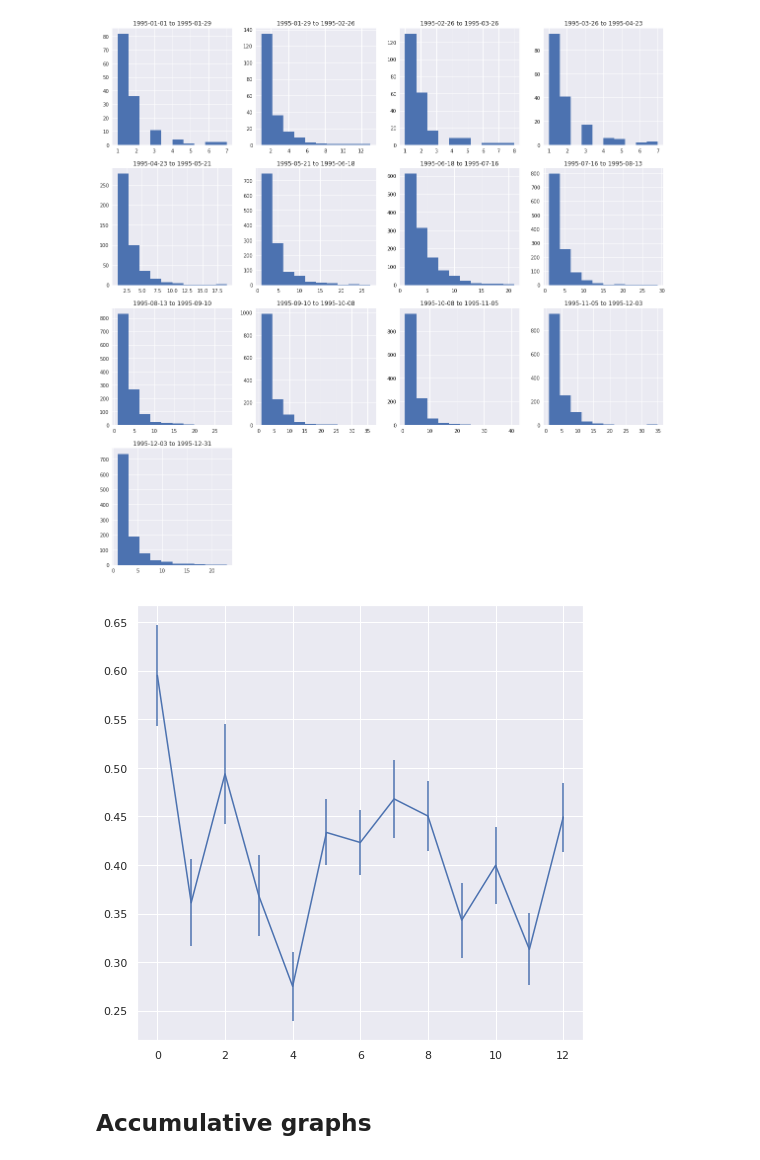
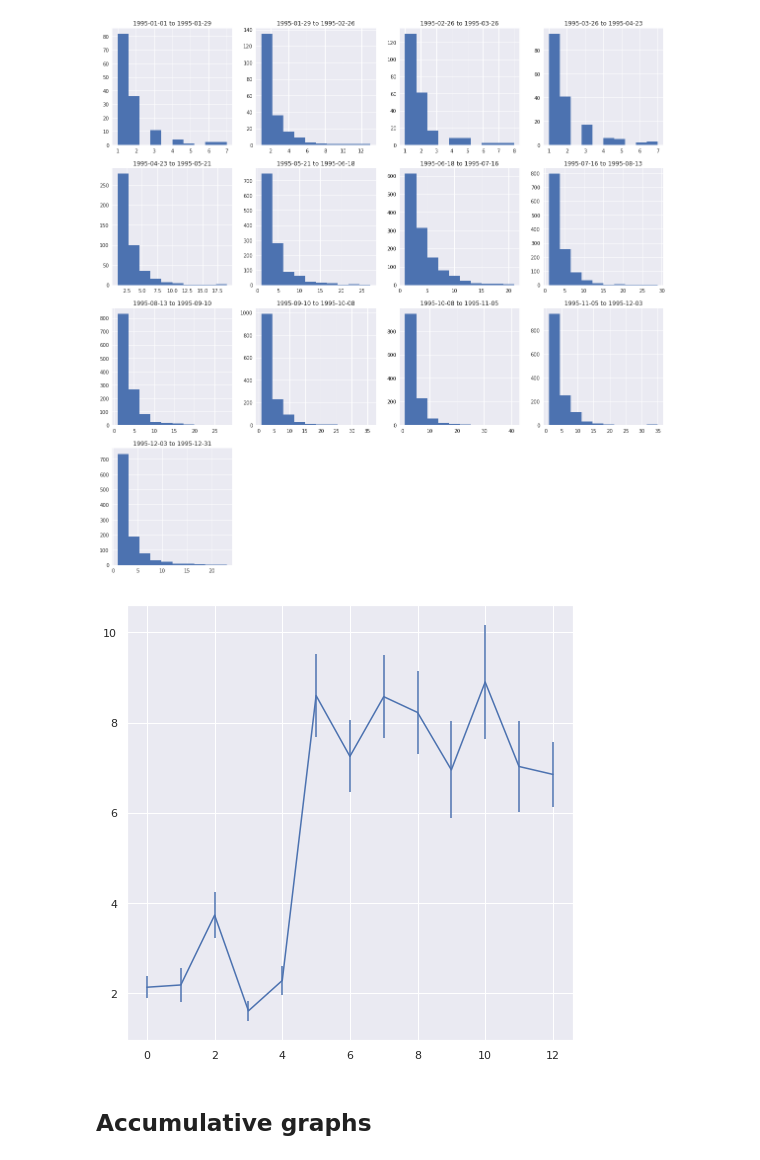
Before and after one commit to omid55/dynamic_sparse_balance_theory, a Jupyter notebook: notebooks/integrated_crisis_early_warning_system_dataverse_1995.ipynb, the cells around one changed output. Cells and saved outputs as stored; diff of their text form; code cells hidden in the pictures.

```diff
--- a/notebooks/integrated_crisis_early_warning_system_dataverse_1995.ipynb
+++ b/notebooks/integrated_crisis_early_warning_system_dataverse_1995.ipynb
@@ -296,27 +296,27 @@ for index, edge_balance in enumerate(edge_balances):
 # %%
 transitions_balance = collections.defaultdict(list)
 # transitions_div_unbalance = collections.defaultdict(list)
 for edge_balance in edge_balances:
     for key, value in edge_balance.items():
-        transitions_balance[key].append(value['#balanced']/value['#cycle3'])
+        transitions_balance[key].append(value['#balanced'])
 #         transitions_div_unbalance[key].append(1 - value['#balanced'] / value['#cycle3'])
 
 
 # sns.set(rc={'figure.figsize':(10, 10)})
 balanced_cycle3_ratio = []
 for val in transitions_balance.values():
     if len(val) > 12:
 #         plt.plot(val)
         balanced_cycle3_ratio.append(val)
 
 sns.set(rc={'figure.figsize':(8, 8)})
 balanced_cycle3_ratio = np.array(balanced_cycle3_ratio)
 n, m =balanced_cycle3_ratio.shape
 plt.errorbar(x=np.arange(0, m),
              y=np.mean(balanced_cycle3_ratio, axis=0),
              yerr=np.std(balanced_cycle3_ratio, axis=0)/np.sqrt(n));
 # %% [output]
-[figure, old version]
+[figure, new version]
 # %% [markdown]
 ## Accumulative graphs
 # %%
```
Also changed, not shown: parts of 2 cells of this notebook, 2 other files.
